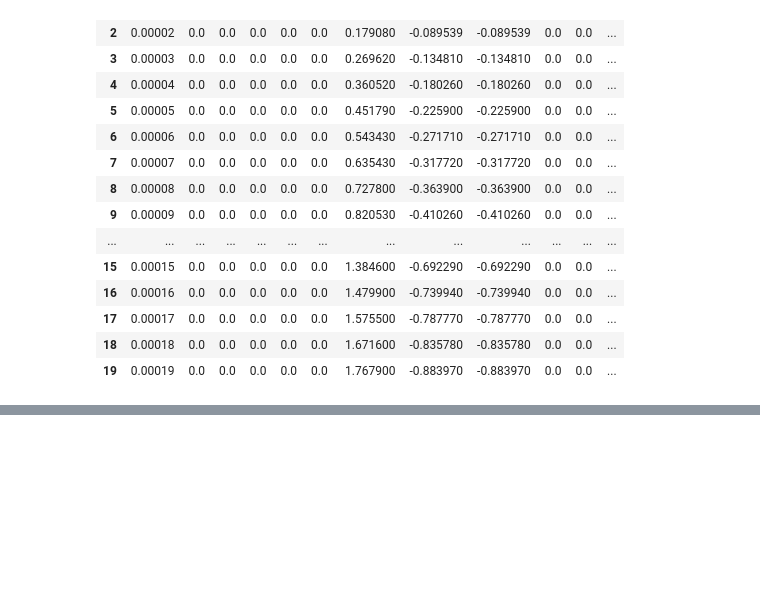
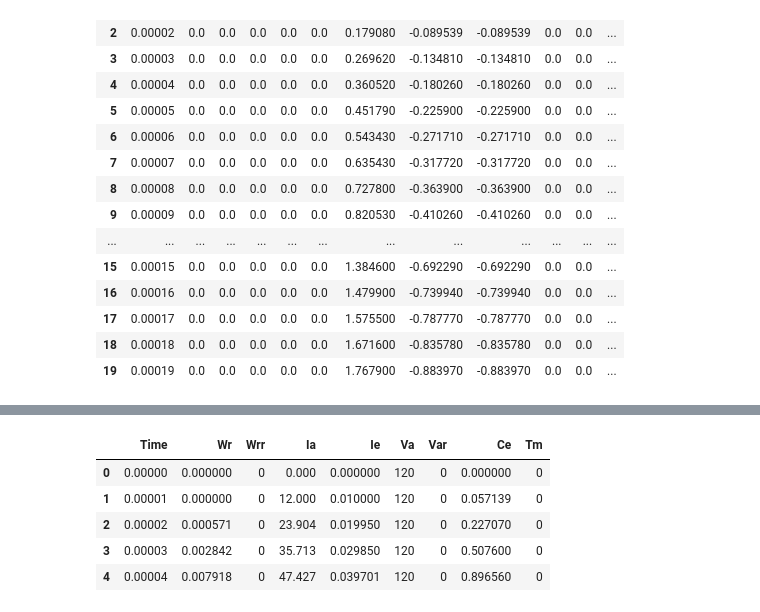
Before and after one commit to iancamleite/qfe, a Jupyter notebook: Gráficos_Acendimentos.ipynb, the cells around one changed output, grey strips where cells are left out. Drawn from its saved outputs; the diff is of its cells as text; code cells hidden in the pictures; blank space fills up the shorter version.

```diff
--- a/Gráficos_Acendimentos.ipynb
+++ b/Gráficos_Acendimentos.ipynb
@@ -36,0 +59,10 @@ df.to_excel('CA_TunedS.xlsx')
+# %%
+df.columns = ['Time','Wr','Wrr','Ia','Ie','Va','Var','Ce','Tm']
+df.head()
+# %% [output]
+|  | Time | Wr | Wrr | Ia | Ie | Va | Var | Ce | Tm |
+| 0 | 0.00000 | 0.000000 | 0 | 0.000 | 0.000000 | 120 | 0 | 0.000000 | 0 |
+| 1 | 0.00001 | 0.000000 | 0 | 12.000 | 0.010000 | 120 | 0 | 0.057139 | 0 |
+| 2 | 0.00002 | 0.000571 | 0 | 23.904 | 0.019950 | 120 | 0 | 0.227070 | 0 |
+| 3 | 0.00003 | 0.002842 | 0 | 35.713 | 0.029850 | 120 | 0 | 0.507600 | 0 |
+| 4 | 0.00004 | 0.007918 | 0 | 47.427 | 0.039701 | 120 | 0 | 0.896560 | 0 |
```
Also changed, not shown: parts of 5 cells of this notebook.
